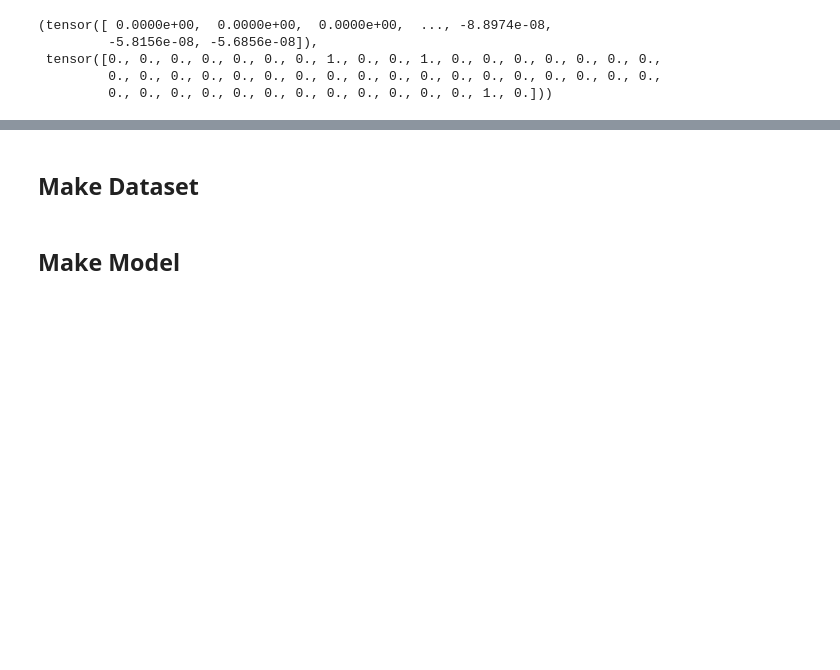
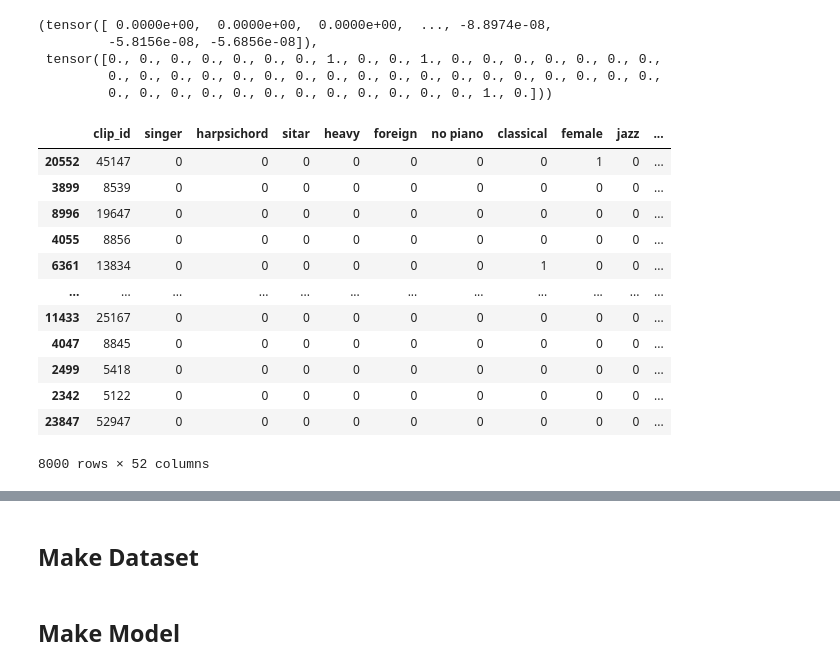
Before and after one commit to jdasam/ant5015, a Jupyter notebook: notebooks/5th_week_auto_tagging.ipynb, the cells around one changed output, grey strips where cells are left out. Cells and saved outputs as stored; diff of their text form; code cells hidden in the pictures; blank space fills up the shorter version.

```diff
--- a/notebooks/5th_week_auto_tagging.ipynb
+++ b/notebooks/5th_week_auto_tagging.ipynb
@@ -79,3 +79,21 @@ dataset[0]
  tensor([0., 0., 0., 0., 0., 0., 0., 1., 0., 0., 1., 0., 0., 0., 0., 0., 0., 0.,
          0., 0., 0., 0., 0., 0., 0., 0., 0., 0., 0., 0., 0., 0., 0., 0., 0., 0.,
          0., 0., 0., 0., 0., 0., 0., 0., 0., 0., 0., 0., 1., 0.]))
+# %%
+csv_fn = 'MTAT_SMALL/meta.csv'
+meta = pd.read_csv(csv_fn, index_col=[0])
+meta
+# %% [output]
+|  | clip_id | singer | harpsichord | sitar | heavy | foreign | no piano | classical | female | jazz | ... |
+| 20552 | 45147 | 0 | 0 | 0 | 0 | 0 | 0 | 0 | 1 | 0 | ... |
+| 3899 | 8539 | 0 | 0 | 0 | 0 | 0 | 0 | 0 | 0 | 0 | ... |
+| 8996 | 19647 | 0 | 0 | 0 | 0 | 0 | 0 | 0 | 0 | 0 | ... |
+| 4055 | 8856 | 0 | 0 | 0 | 0 | 0 | 0 | 0 | 0 | 0 | ... |
+| 6361 | 13834 | 0 | 0 | 0 | 0 | 0 | 0 | 1 | 0 | 0 | ... |
+| ... | ... | ... | ... | ... | ... | ... | ... | ... | ... | ... | ... |
+| 11433 | 25167 | 0 | 0 | 0 | 0 | 0 | 0 | 0 | 0 | 0 | ... |
+| 4047 | 8845 | 0 | 0 | 0 | 0 | 0 | 0 | 0 | 0 | 0 | ... |
+| 2499 | 5418 | 0 | 0 | 0 | 0 | 0 | 0 | 0 | 0 | 0 | ... |
+| 2342 | 5122 | 0 | 0 | 0 | 0 | 0 | 0 | 0 | 0 | 0 | ... |
+| 23847 | 52947 | 0 | 0 | 0 | 0 | 0 | 0 | 0 | 0 | 0 | ... |
+8000 rows × 52 columns
```
Also changed, not shown: parts of 9 cells of this notebook.
